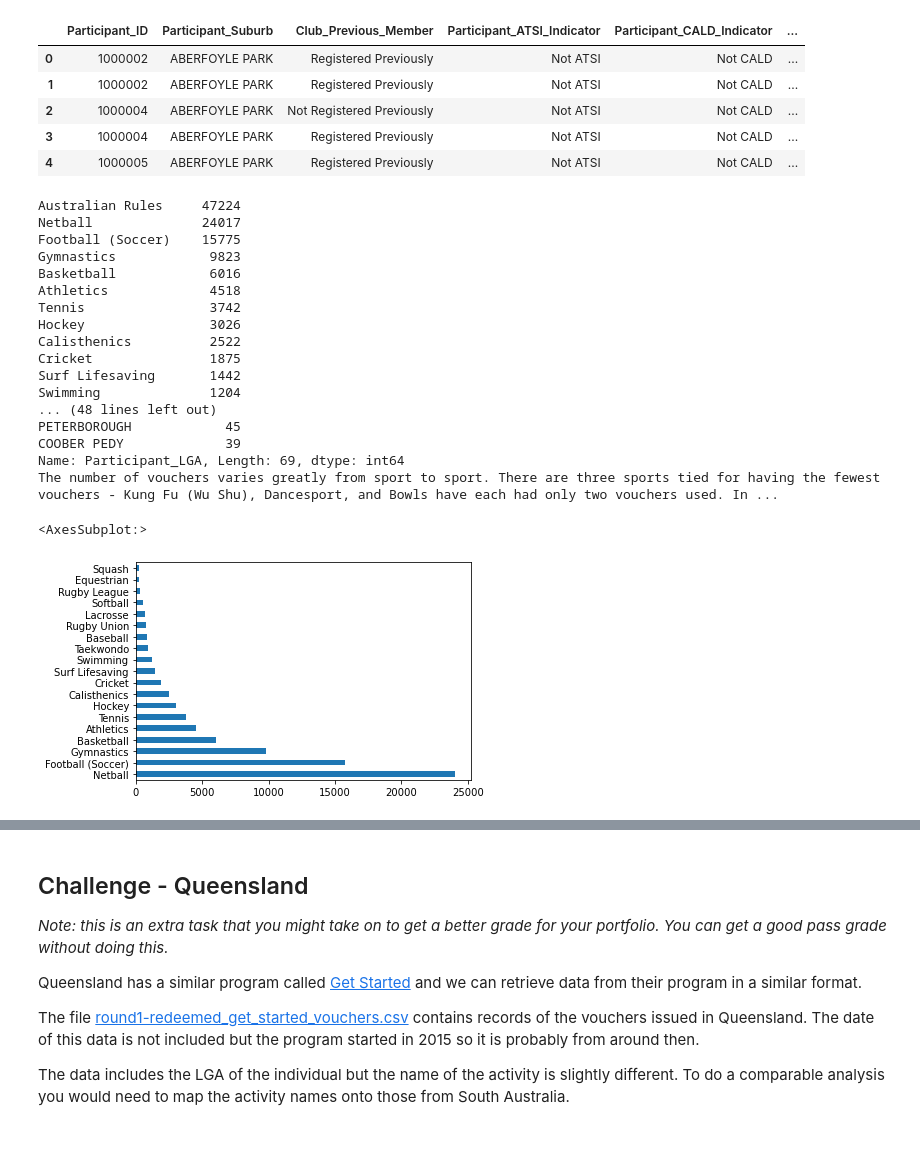
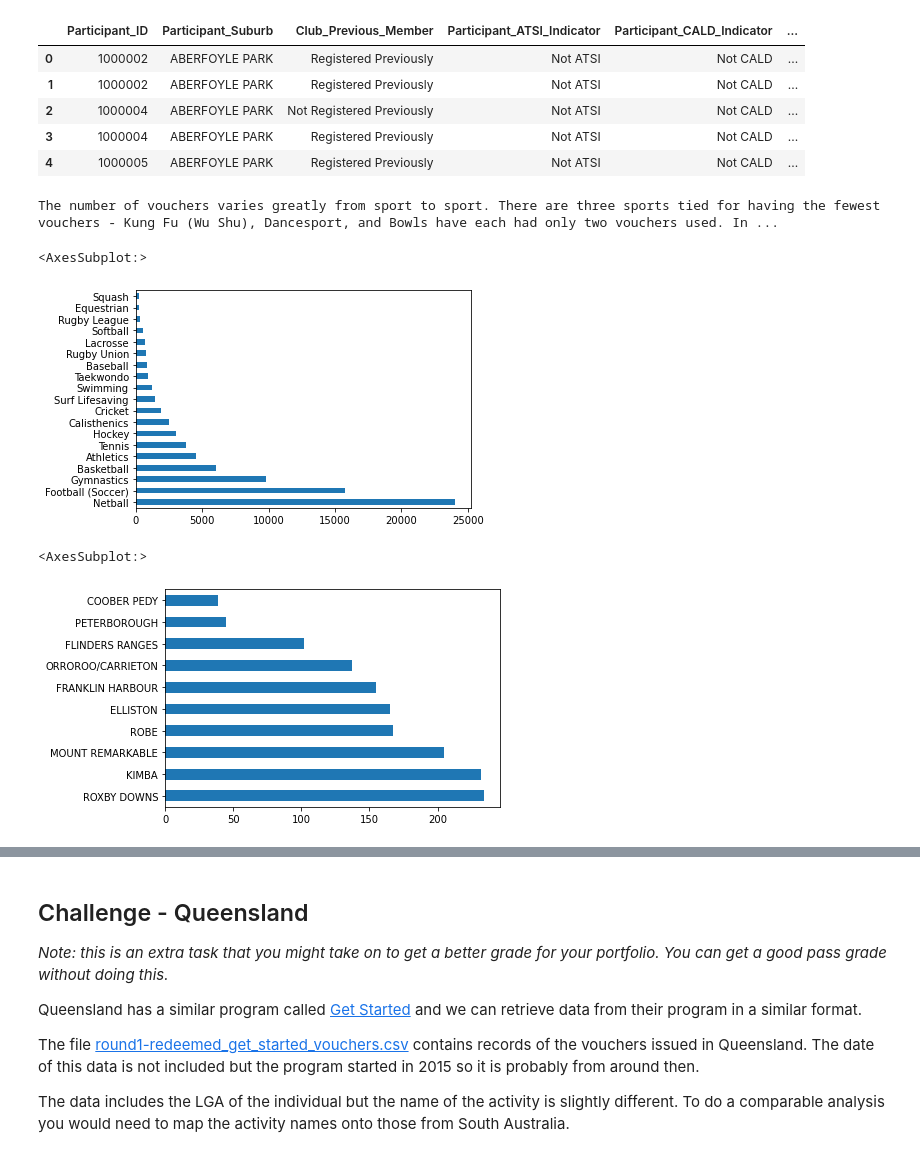
Before and after one commit to Michael-Kneale/Data-Analysis-Portfolio, a Jupyter notebook: Portfolio 2.ipynb, the cells around one changed output, grey strips where cells are left out. Saved outputs shown, nothing was run; the diff lists cells and outputs as text; code cells hidden in the pictures.

```diff
--- a/Portfolio 2.ipynb
+++ b/Portfolio 2.ipynb
@@ -81,8 +81,6 @@ sa_vouchers_scores.head()
 | 4 | 1000005 | ABERFOYLE PARK | Registered Previously | Not ATSI | Not CALD | ... |
 # %%
 #Describe the distribution of vouchers by: LGA, Sport - which regions/sports stand out?
-print(sa_vouchers_scores['Voucher_Sport'].value_counts())
-print(sa_vouchers_scores['Participant_LGA'].value_counts())
 print("The number of vouchers varies greatly from sport to sport. There are three sports tied "
       "for having the fewest vouchers - Kung Fu (Wu Shu), Dancesport, and Bowls have each had "
       "only two vouchers used. In contrast, the sports with the most vouchers had tens of "
@@ -92,35 +90,15 @@ print("The number of vouchers varies greatly from sport to sport. There are thre
       "magnitude smaller in their number of vouchers when compared to sports such as Netball. "
       "The bar graph excludes the sports with the fewest values as they would hardly show.")
 sa_vouchers_scores['Voucher_Sport'].value_counts().iloc[1:20].plot(kind='barh')
-
-#Are some sports more popular in different parts of the state?
-
-
-#Are any LGAs over/under represented in their use of vouchers?
-#sa_vouchers_scores['result'] = sa_vouchers_scores['Population'] / sa_vouchers_scores['Participant_Suburb'].value_counts()
-#sa_vouchers_scores['result'].head()
-#print(sa_vouchers_scores['Participant_LGA'].value_counts())
-#sa_vouchers_scores['Result'] = sa_vouchers_scores['Participant_LGA'] / sa_vouchers_scores['Population']
-
-#Is there a relationship between any of the SEIFA measures and voucher use in an LGA?
 # %% [output]
-Australian Rules     47224
-Netball              24017
-Football (Soccer)    15775
-Gymnastics            9823
-Basketball            6016
-Athletics             4518
-Tennis                3742
-Hockey                3026
-Calisthenics          2522
-Cricket               1875
-Surf Lifesaving       1442
-Swimming              1204
-... (48 lines left out)
-PETERBOROUGH            45
-COOBER PEDY             39
-Name: Participant_LGA, Length: 69, dtype: int64
 The number of vouchers varies greatly from sport to sport. There are three sports tied for having the fewest vouchers - Kung Fu (Wu Shu), Dancesport, and Bowls have each had only two vouchers used. In ...
 <AxesSubplot:>
 [figure]
+# %%
+print("The number of vouchers also varies greatly from LGA to LGA. The two graphs below show "
+      "the LGAs with the fewest vouchers (first below) and most vouchers (second below).")
+sa_vouchers_scores['Participant_LGA'].value_counts().iloc[59:].plot(kind='barh')
+# %% [output]
+<AxesSubplot:>
+[figure, added]
 # %%
```
Also changed, not shown: parts of 4 cells of this notebook.
